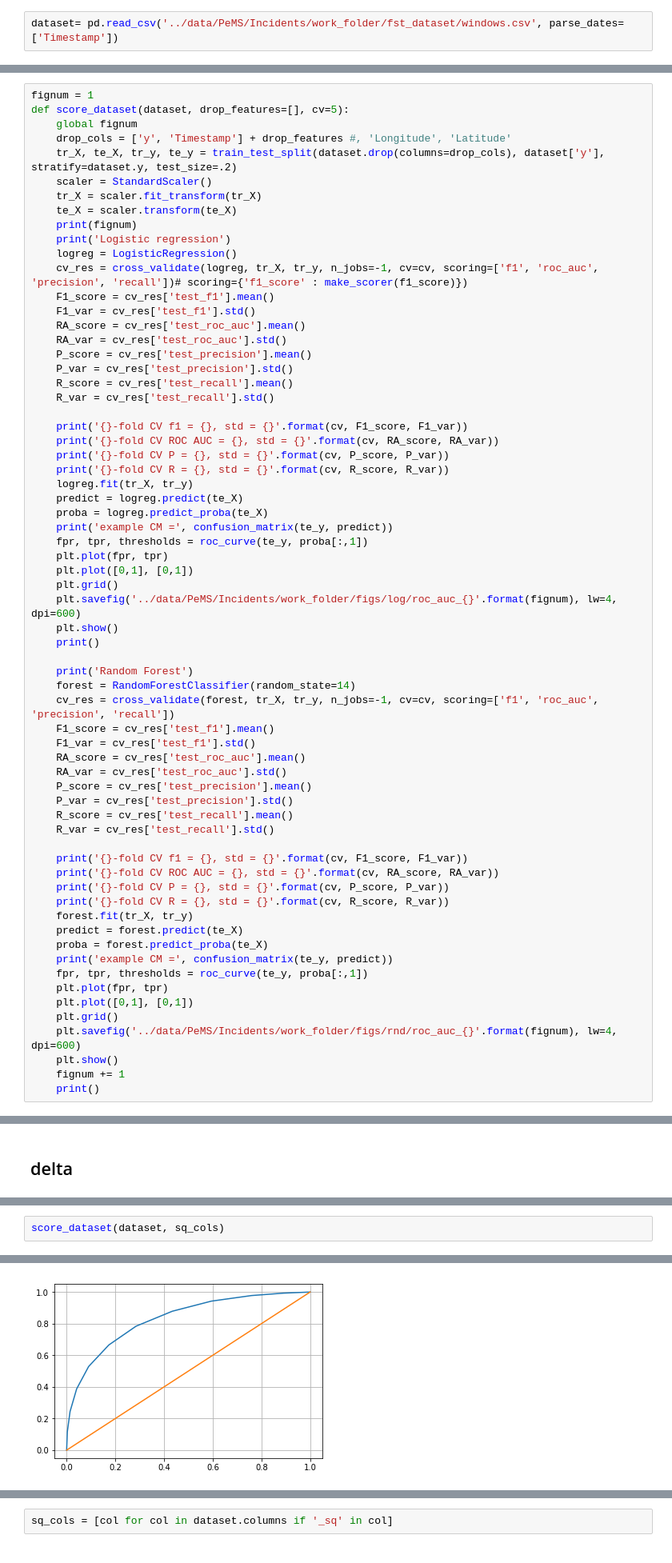
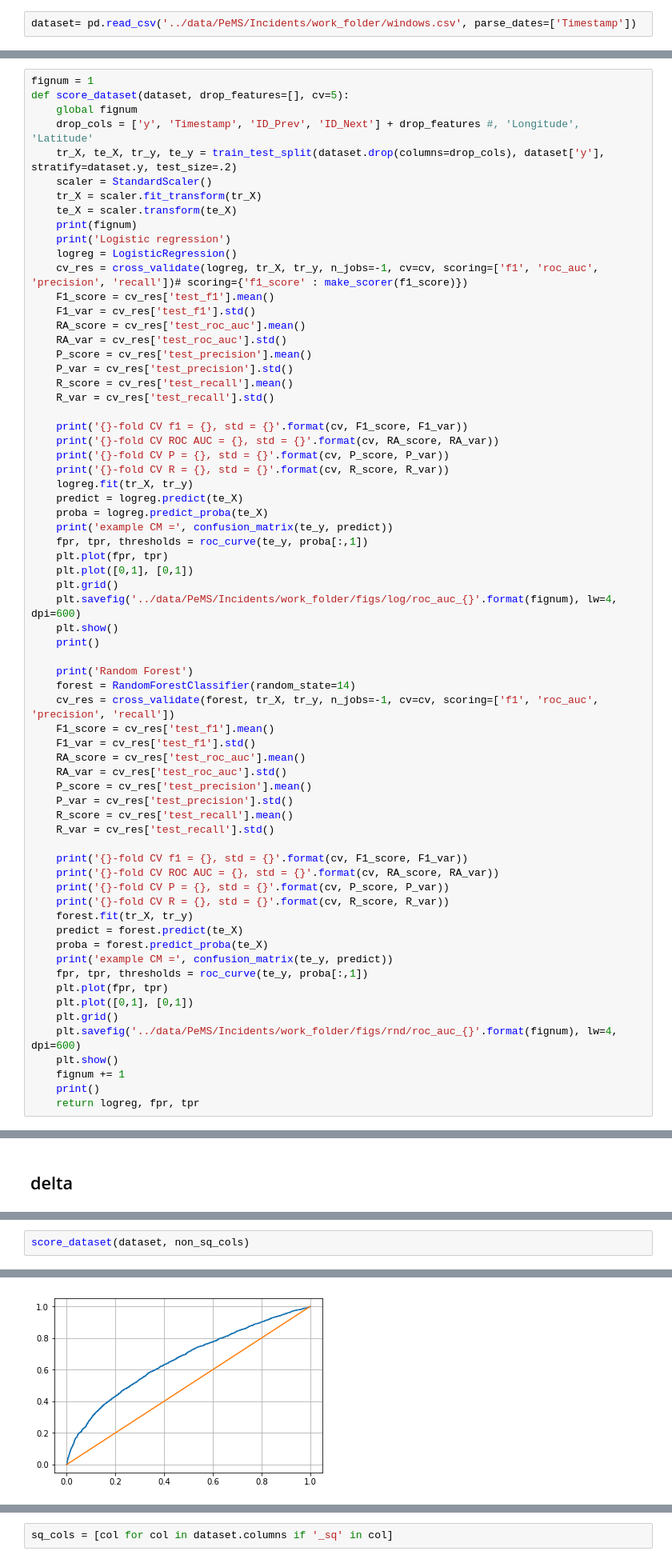
Before and after one commit to frolovconst/TC_w_ML, a Jupyter notebook: incidents_touch/accident_window_detection.ipynb, the cells around one changed output, grey strips where cells are left out. Shown at 80% size. Saved outputs shown, nothing was run; the diff lists cells and outputs as text.

```diff
--- a/incidents_touch/accident_window_detection.ipynb
+++ b/incidents_touch/accident_window_detection.ipynb
@@ -131,7 +132,7 @@ non_series_cols = [col for col in dataset.columns if 'Avg' not in col and 'Total
 # %%
 dataset.to_csv('../data/PeMS/Incidents/work_folder/windows.csv', index=False)
 # %%
-dataset= pd.read_csv('../data/PeMS/Incidents/work_folder/fst_dataset/windows.csv', parse_dates=['Timestamp'])
+dataset= pd.read_csv('../data/PeMS/Incidents/work_folder/windows.csv', parse_dates=['Timestamp'])
 # %%
 def feature_extraction(dataset):
     cols = [col for col in dataset.columns if 'Avg' in col or 'Total' in col]
@@ -362,7 +363,7 @@ Total Flow_15_sq
 fignum = 1
 def score_dataset(dataset, drop_features=[], cv=5):
     global fignum
-    drop_cols = ['y', 'Timestamp'] + drop_features #, 'Longitude', 'Latitude'
+    drop_cols = ['y', 'Timestamp', 'ID_Prev', 'ID_Next'] + drop_features #, 'Longitude', 'Latitude'
     tr_X, te_X, tr_y, te_y = train_test_split(dataset.drop(columns=drop_cols), dataset['y'], stratify=dataset.y, test_size=.2)
     scaler = StandardScaler()
     tr_X = scaler.fit_transform(tr_X)
@@ -424,3 +425,4 @@ def score_dataset(dataset, drop_features=[], cv=5):
     plt.show()
     fignum += 1
     print()
+    return logreg, fpr, tpr
@@ -535,5 +579,5 @@ non_sq_cols = ['Avg Occupancy_0', 'Avg Occupancy_1', 'Avg Occupancy_2',
        'Total Flow_11', 'Total Flow_12', 'Total Flow_13', 'Total Flow_14',
        'Total Flow_15']
 # %%
-score_dataset(dataset, sq_cols)
+score_dataset(dataset, non_sq_cols)
 # %% [output]
@@ -551 +592 @@ example CM = [[3717  780]
-[figure, old version]
+[figure, new version]
```
Also changed, not shown: parts of 48 cells of this notebook.
